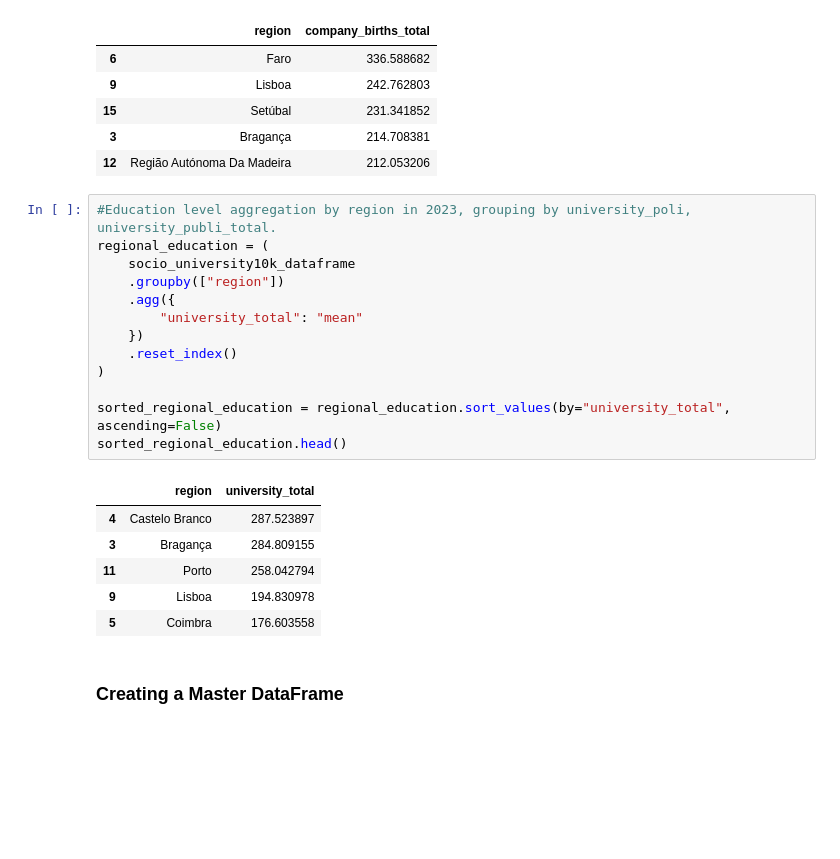
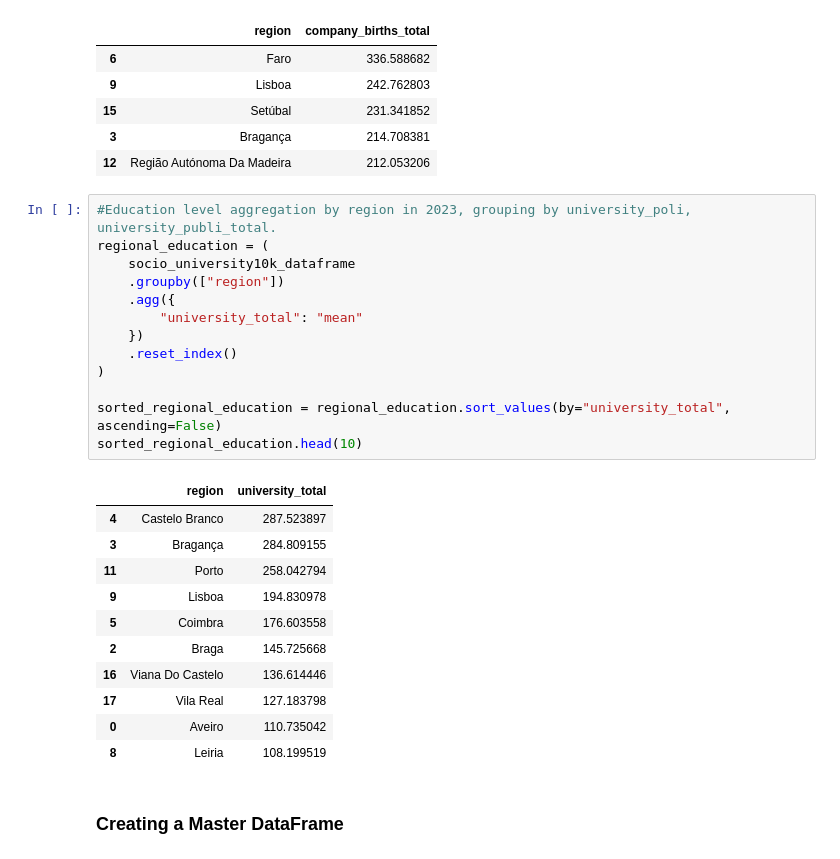
Before and after one commit to NelsonSanti/P4DS-Group-C3, a Jupyter notebook: startup-distribution-portugal/notebooks/main_notebook.ipynb, the cells around one changed output. Cells and saved outputs as stored; diff of their text form; blank space fills up the shorter version.

```diff
--- a/startup-distribution-portugal/notebooks/main_notebook.ipynb
+++ b/startup-distribution-portugal/notebooks/main_notebook.ipynb
@@ -847,23 +847,28 @@ sorted_regional_new_company.head()
 # %%
 #Education level aggregation by region in 2023, grouping by university_poli, university_publi_total.
 regional_education = (
     socio_university10k_dataframe
     .groupby(["region"])
     .agg({
         "university_total": "mean"
     })
     .reset_index()
 )
 
 sorted_regional_education = regional_education.sort_values(by="university_total", ascending=False)
-sorted_regional_education.head()
+sorted_regional_education.head(10)
 # %% [output]
 |  | region | university_total |
 | 4 | Castelo Branco | 287.523897 |
 | 3 | Bragança | 284.809155 |
 | 11 | Porto | 258.042794 |
 | 9 | Lisboa | 194.830978 |
 | 5 | Coimbra | 176.603558 |
+| 2 | Braga | 145.725668 |
+| 16 | Viana Do Castelo | 136.614446 |
+| 17 | Vila Real | 127.183798 |
+| 0 | Aveiro | 110.735042 |
+| 8 | Leiria | 108.199519 |
 # %% [markdown]
 ### Creating a Master DataFrame
 # %%
```
Also changed, not shown: parts of 1 cell of this notebook.
